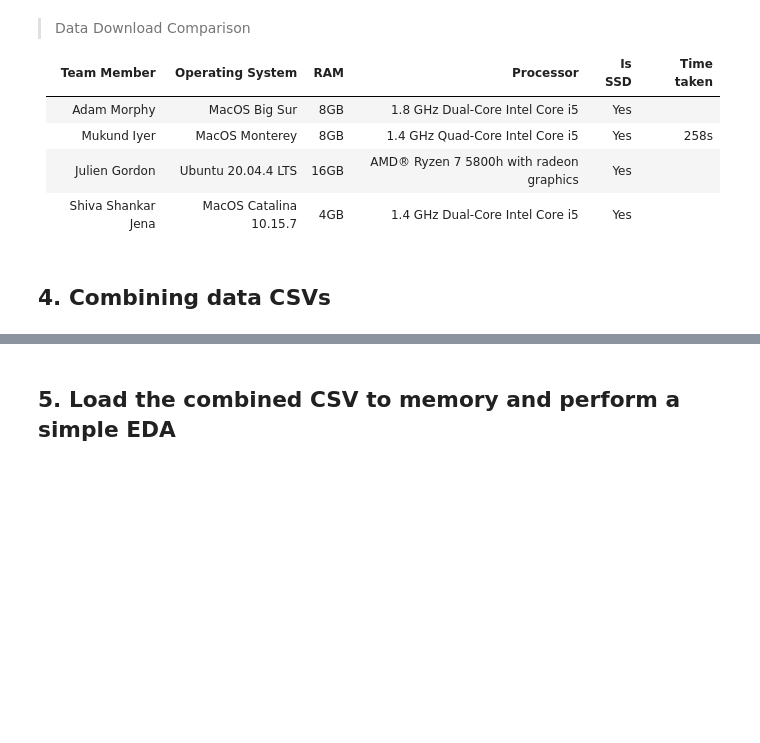
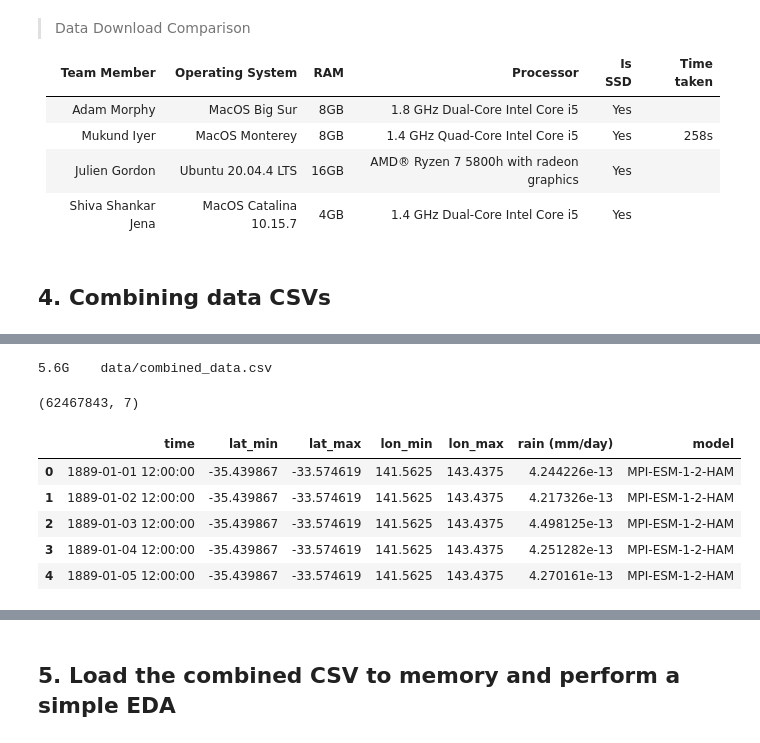
Before and after one commit to UBC-MDS/DSCI_525_Group26, a Jupyter notebook: notebooks/milestone1.ipynb, the cells around one changed output, grey strips where cells are left out. Saved outputs shown, nothing was run; the diff lists cells and outputs as text; code cells hidden in the pictures; blank space fills up the shorter version.

```diff
--- a/notebooks/milestone1.ipynb
+++ b/notebooks/milestone1.ipynb
@@ -89,0 +92,20 @@ Wall time: 32.9 s
+# %%
+df = pd.read_csv('data/combined_data.csv')
+# %%
+%%sh
+du -sh data/combined_data.csv
+# %% [output]
+5.6G    data/combined_data.csv
+# %%
+print(df.shape)
+# %% [output]
+(62467843, 7)
+# %%
+df.head()
+# %% [output]
+|  | time | lat_min | lat_max | lon_min | lon_max | rain (mm/day) | model |
+| 0 | 1889-01-01 12:00:00 | -35.439867 | -33.574619 | 141.5625 | 143.4375 | 4.244226e-13 | MPI-ESM-1-2-HAM |
+| 1 | 1889-01-02 12:00:00 | -35.439867 | -33.574619 | 141.5625 | 143.4375 | 4.217326e-13 | MPI-ESM-1-2-HAM |
+| 2 | 1889-01-03 12:00:00 | -35.439867 | -33.574619 | 141.5625 | 143.4375 | 4.498125e-13 | MPI-ESM-1-2-HAM |
+| 3 | 1889-01-04 12:00:00 | -35.439867 | -33.574619 | 141.5625 | 143.4375 | 4.251282e-13 | MPI-ESM-1-2-HAM |
+| 4 | 1889-01-05 12:00:00 | -35.439867 | -33.574619 | 141.5625 | 143.4375 | 4.270161e-13 | MPI-ESM-1-2-HAM |
```
Also changed, not shown: parts of 16 cells of this notebook.
